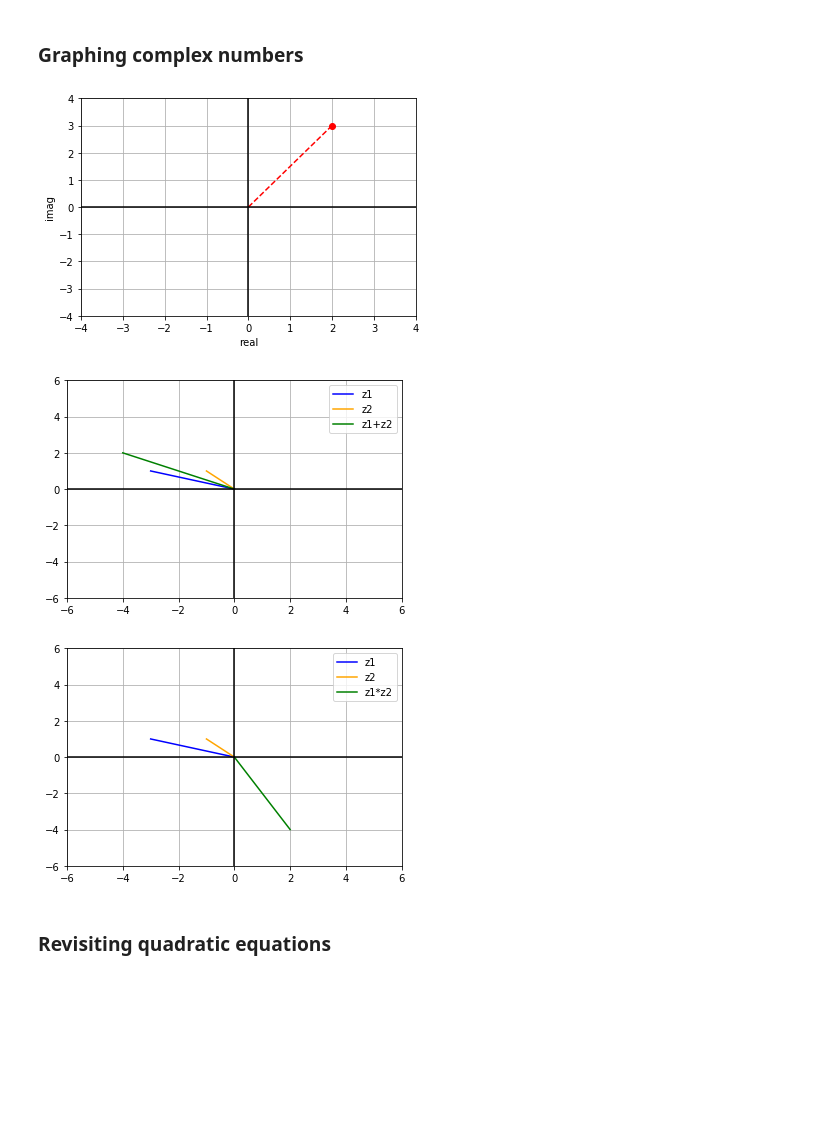
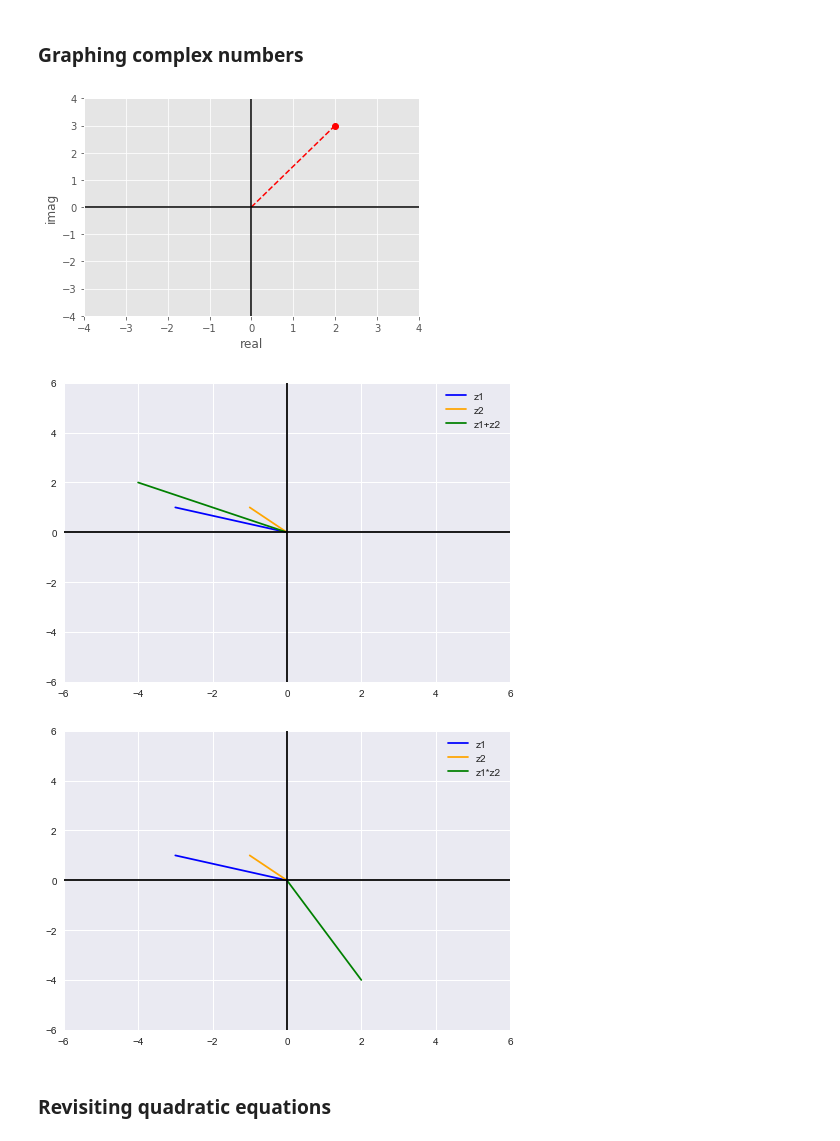
Before and after one commit to Serra53/Applied-Mathematics, a Jupyter notebook: my_files/Algebra_part2.ipynb, the cells around one changed output. Drawn from its saved outputs; the diff is of its cells as text; code cells hidden in the pictures; blank space fills up the shorter version.

```diff
--- a/my_files/Algebra_part2.ipynb
+++ b/my_files/Algebra_part2.ipynb
@@ -9,6 +9,8 @@ import sympy.plotting.plot as symplot
 from functools import reduce
 import math
 import random
+
+plt.style.use('seaborn')
 # %% [markdown]
 ### Summation and products
 # %%
@@ -286,11 +288,11 @@ plt.xlabel("real")
 plt.ylabel("imag")
 plt.axhline(0, color="k")
 plt.axvline(0, color="k")
-plt.grid()
+plt.grid(True)
 plt.axis([-4,4,-4,4])
 plt.show()
 # %% [output]
-[figure, old version]
+[figure, new version]
 # %%
 
 w = np.complex(-3, 1)
@@ -304,29 +306,29 @@ plt.plot([0, rs.real], [0 ,rs.imag], "g", label="z1+z2")
 plt.axhline(0, color="k")
 plt.axvline(0, color="k")
 plt.legend()
-plt.grid()
+plt.grid(True)
 plt.axis([-6,6,-6,6])
 plt.show()
 # %% [output]
-[figure, old version]
+[figure, new version]
 # %%
 
 w = np.complex(-3, 1)
 z = np.complex(-1, 1)
 rs = w * z
 
 plt.plot([0, w.real], [0,w.imag], "b", label="z1")
 plt.plot([0, z.real], [0,z.imag], "orange", label="z2")
 plt.plot([0, rs.real], [0 ,rs.imag], "g", label="z1*z2")
 
 plt.axhline(0, color="k")
 plt.axvline(0, color="k")
 plt.legend()
-plt.grid()
+plt.grid(True)
 plt.axis([-6,6,-6,6])
 plt.show()
 # %% [output]
-[figure, old version]
+[figure, new version]
 # %% [markdown]
 ### Revisiting quadratic equations
 # %%
```
Also changed, not shown: parts of 16 cells of this notebook.
